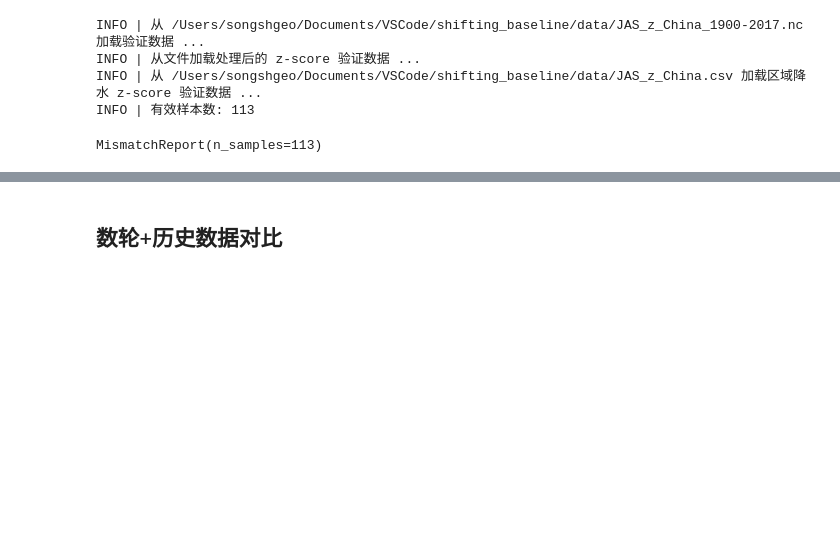
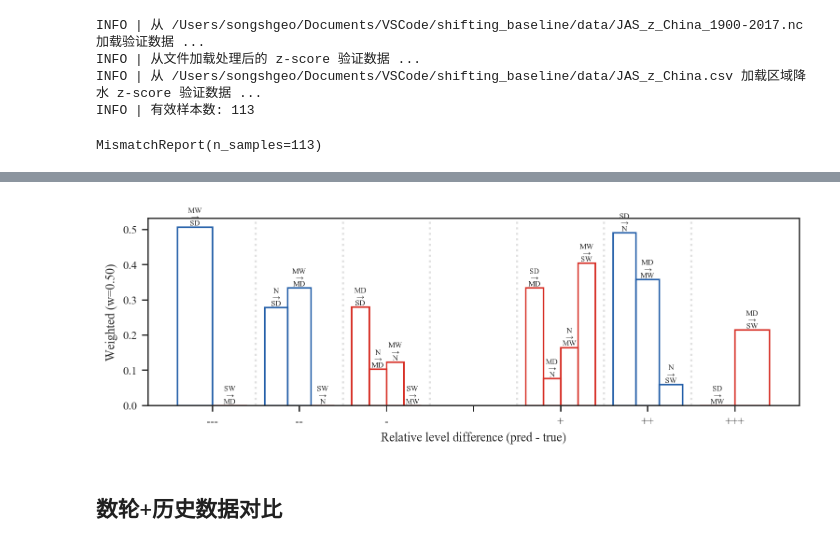
Before and after one commit to SongshGeo/shifting_baseline, a Jupyter notebook: reports/mismatch.ipynb, the cells around one changed output, grey strips where cells are left out. Cells and saved outputs as stored; diff of their text form; code cells hidden in the pictures; blank space fills up the shorter version.

```diff
--- a/reports/mismatch.ipynb
+++ b/reports/mismatch.ipynb
@@ -104,3 +102,9 @@ ax.get_xlim()
+# %%
+ax = validation_mismatch_report.plot_mismatch_bar(
+    show_pair_labels=True, y_metric="weighted"
+)
+# %% [output]
+[figure, added]
 # %% [markdown]
 ## 数轮+历史数据对比
 # %%
```
Also changed, not shown: parts of 9 cells of this notebook, 5 other files.
